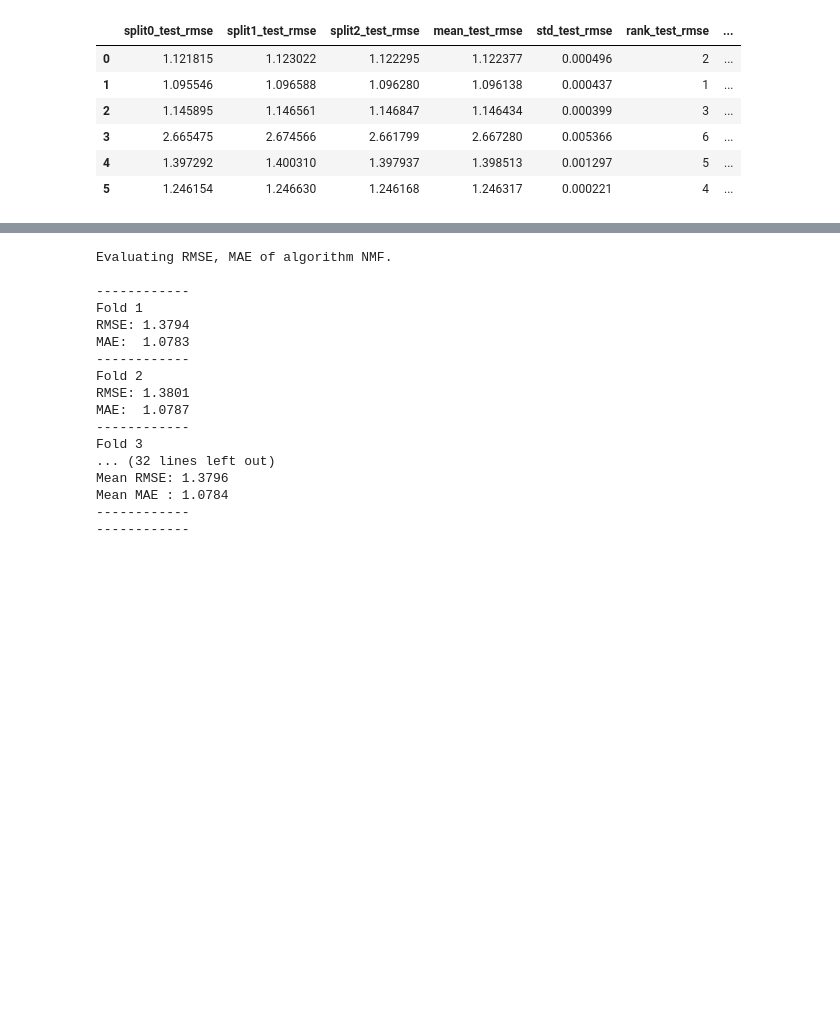
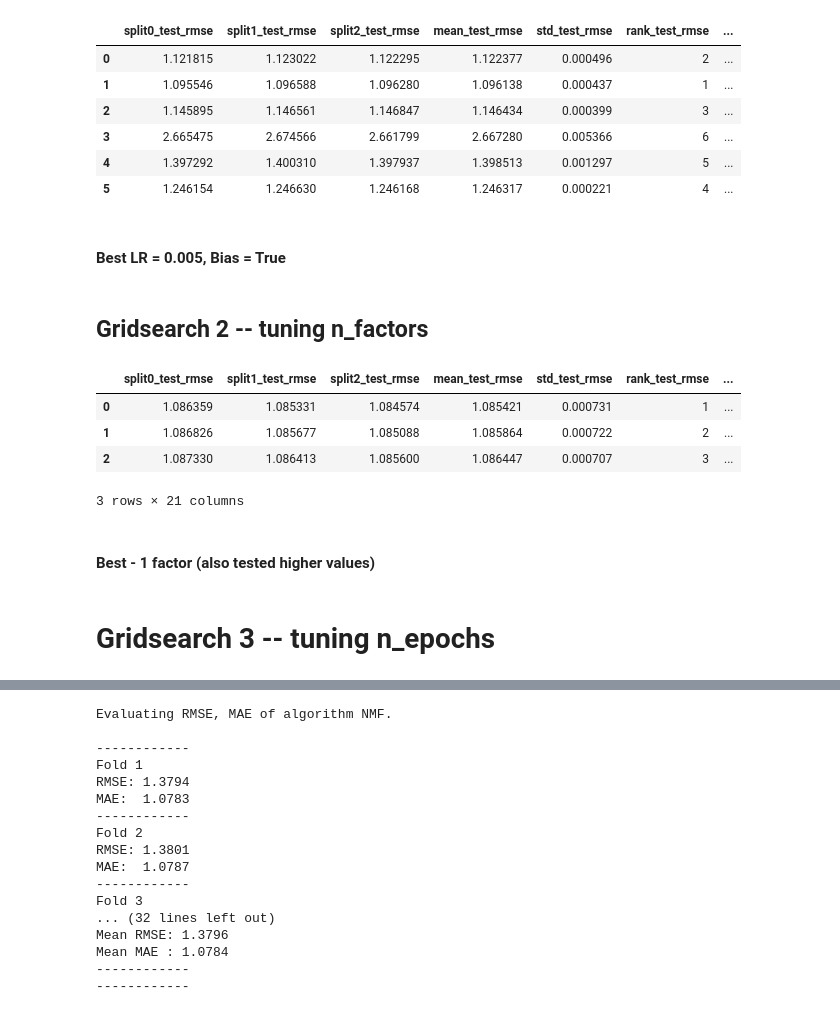
Before and after one commit to yishuen/yelp-restaurant-recommendation-system, a Jupyter notebook: model-testing.ipynb, the cells around one changed output, grey strips where cells are left out. Saved outputs shown, nothing was run; the diff lists cells and outputs as text; code cells hidden in the pictures; blank space fills up the shorter version.

```diff
--- a/model-testing.ipynb
+++ b/model-testing.ipynb
@@ -94,5 +59,5 @@ from surprise.model_selection import GridSearchCV
 # %%
-param_grid = {'n_factors': [50, 100, 200], 'biased': [True], 'lr_all': [0.005]}
+param_grid = {'biased': [True, False], 'lr_all': [0.001, 0.005, 0.05]}
 gs = GridSearchCV(SVD, param_grid, measures=['rmse', 'mae'], cv=3)
 # 'n_epochs': [10, 20, 50],'reg_all': [0.02, 0.05, 0.08]
 # %%
@@ -113,3 +77,30 @@ results_df
 | 3 | 2.665475 | 2.674566 | 2.661799 | 2.667280 | 0.005366 | 6 | ... |
 | 4 | 1.397292 | 1.400310 | 1.397937 | 1.398513 | 0.001297 | 5 | ... |
 | 5 | 1.246154 | 1.246630 | 1.246168 | 1.246317 | 0.000221 | 4 | ... |
+# %% [markdown]
+#### Best LR = 0.005, Bias = True
+# %% [markdown]
+## Gridsearch 2 -- tuning n_factors
+# %%
+param_grid = {'n_factors': [1, 5, 10], 'biased': [True], 'lr_all': [0.005],
+              'n_epochs': [20]}
+
+gs2 = GridSearchCV(SVD, param_grid, measures=['rmse', 'mae'], cv=3)
+# 'n_epochs': [10, 20, 50],'reg_all': [0.02, 0.05, 0.08]
+# %%
+gs2.fit(data)
+# %%
+results = gs2.cv_results
+# %%
+results_df = pd.DataFrame.from_dict(results)
+results_df
+# %% [output]
+|  | split0_test_rmse | split1_test_rmse | split2_test_rmse | mean_test_rmse | std_test_rmse | rank_test_rmse | ... |
+| 0 | 1.086359 | 1.085331 | 1.084574 | 1.085421 | 0.000731 | 1 | ... |
+| 1 | 1.086826 | 1.085677 | 1.085088 | 1.085864 | 0.000722 | 2 | ... |
+| 2 | 1.087330 | 1.086413 | 1.085600 | 1.086447 | 0.000707 | 3 | ... |
+3 rows × 21 columns
+# %% [markdown]
+#### Best - 1 factor (also tested higher values)
+# %% [markdown]
+# Gridsearch 3 -- tuning n_epochs
```
Also changed, not shown: parts of 36 cells of this notebook, 14 other files.
